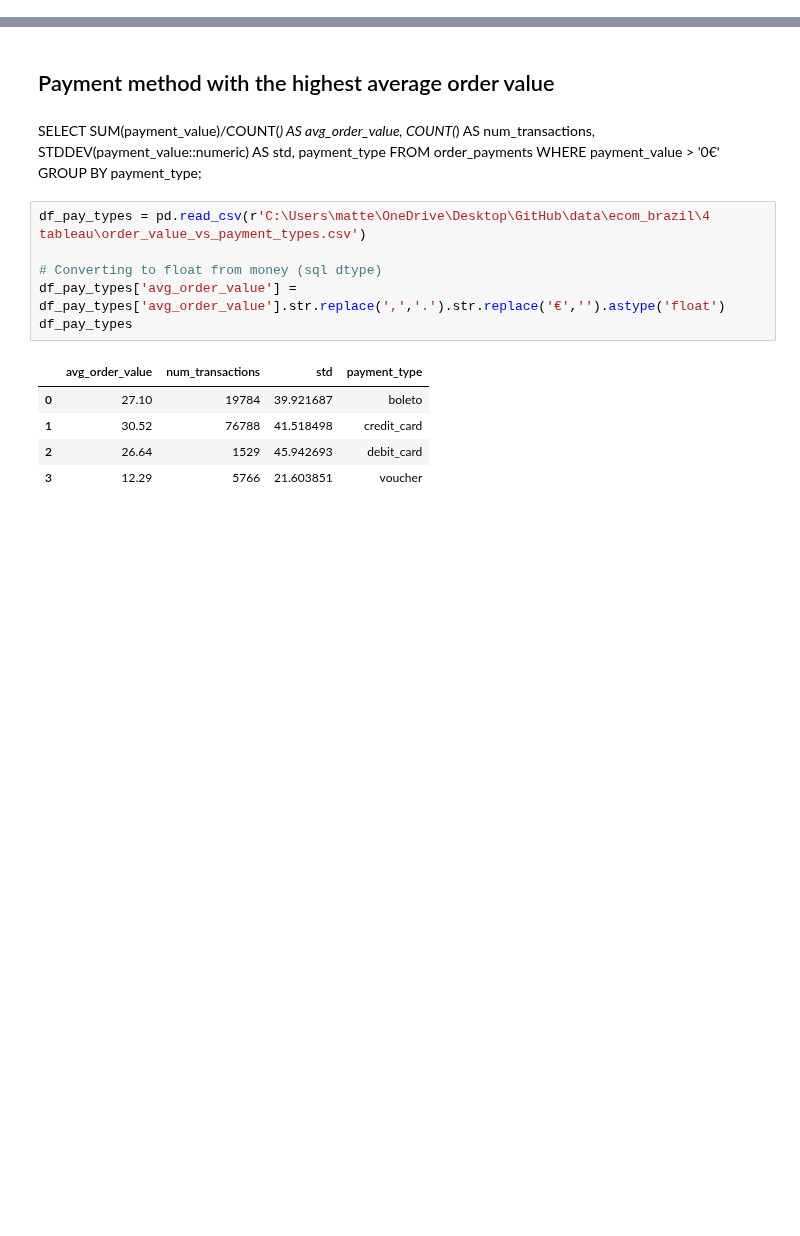
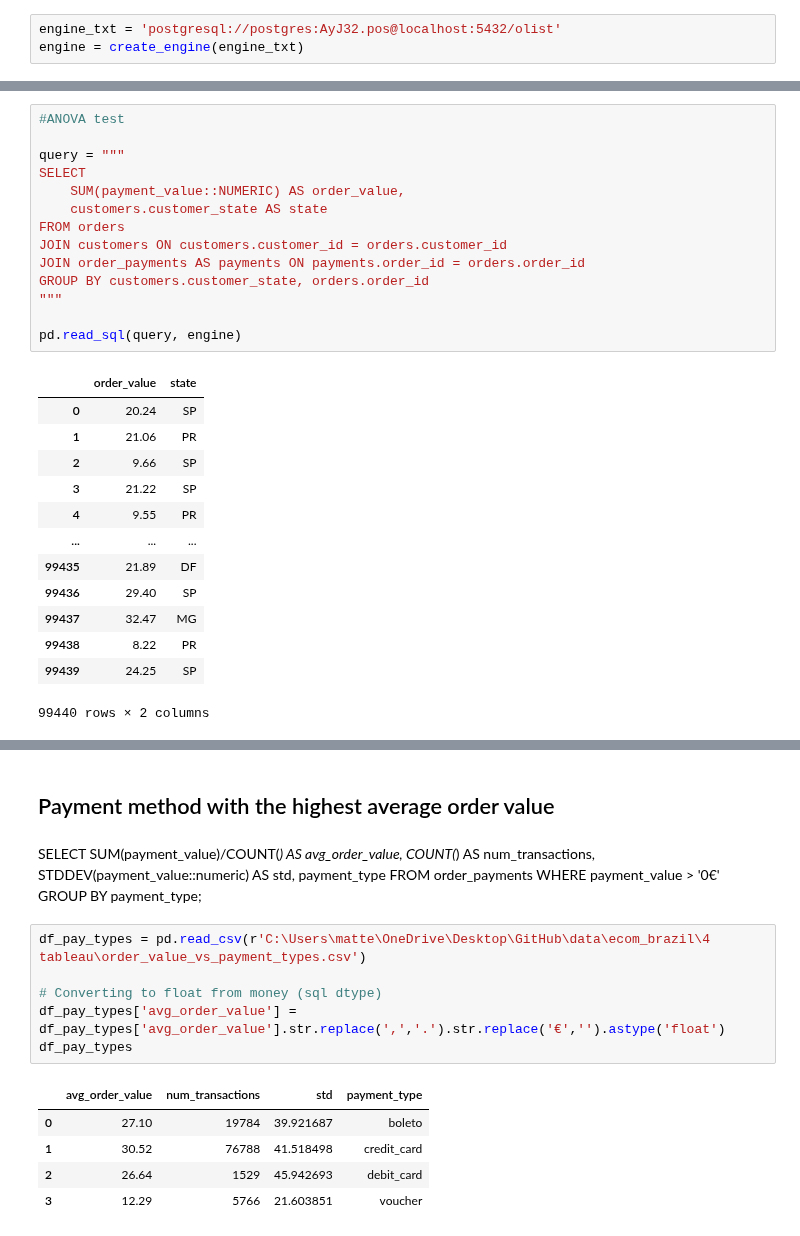
Before and after one commit to S3tuit/jup_lab, a Jupyter notebook: olist_analysis.ipynb, the cells around one changed output, grey strips where cells are left out. Drawn from its saved outputs; the diff is of its cells as text; blank space fills up the shorter version.

```diff
--- a/olist_analysis.ipynb
+++ b/olist_analysis.ipynb
@@ -14,0 +8,3 @@ SET price = price / 535,
+# %%
+engine_txt = 'postgresql://postgres:AyJ32.pos@localhost:5432/olist'
+engine = create_engine(engine_txt)
@@ -14,0 +46,28 @@ SET price = price / 535,
+# %%
+#ANOVA test
+
+query = """
+SELECT
+    SUM(payment_value::NUMERIC) AS order_value,
+    customers.customer_state AS state
+FROM orders
+JOIN customers ON customers.customer_id = orders.customer_id
+JOIN order_payments AS payments ON payments.order_id = orders.order_id
+GROUP BY customers.customer_state, orders.order_id
+"""
+
+pd.read_sql(query, engine)
+# %% [output]
+|  | order_value | state |
+| 0 | 20.24 | SP |
+| 1 | 21.06 | PR |
+| 2 | 9.66 | SP |
+| 3 | 21.22 | SP |
+| 4 | 9.55 | PR |
+| ... | ... | ... |
+| 99435 | 21.89 | DF |
+| 99436 | 29.40 | SP |
+| 99437 | 32.47 | MG |
+| 99438 | 8.22 | PR |
+| 99439 | 24.25 | SP |
+99440 rows × 2 columns
```
Also changed, not shown: parts of 39 cells of this notebook, 1 other file.
